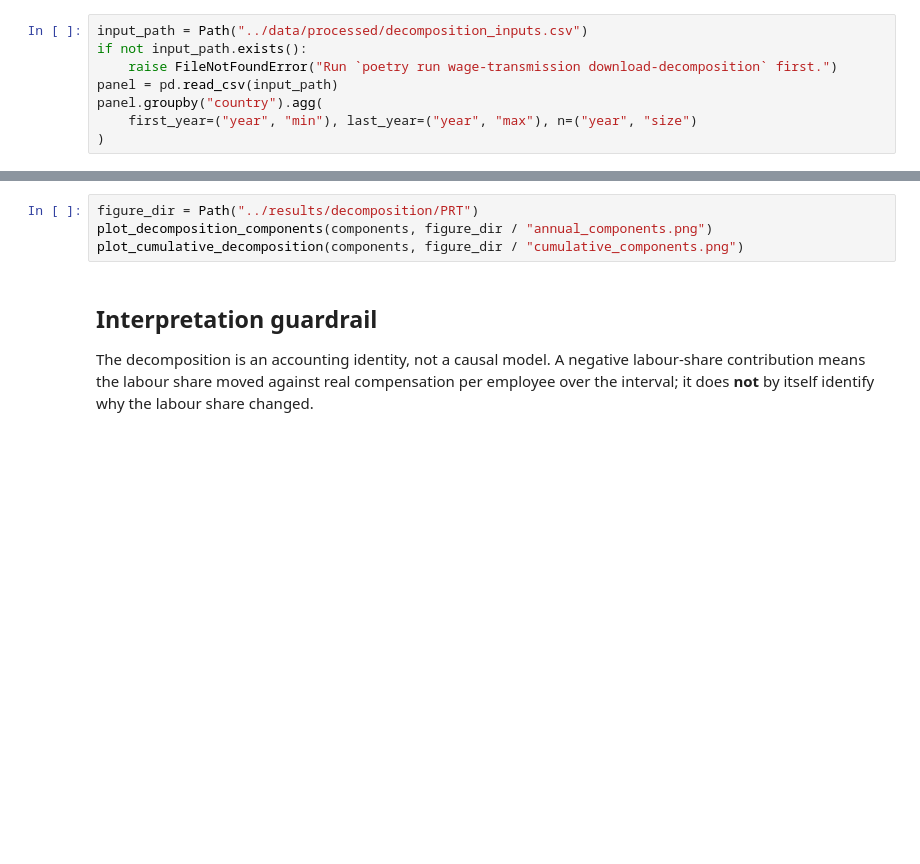
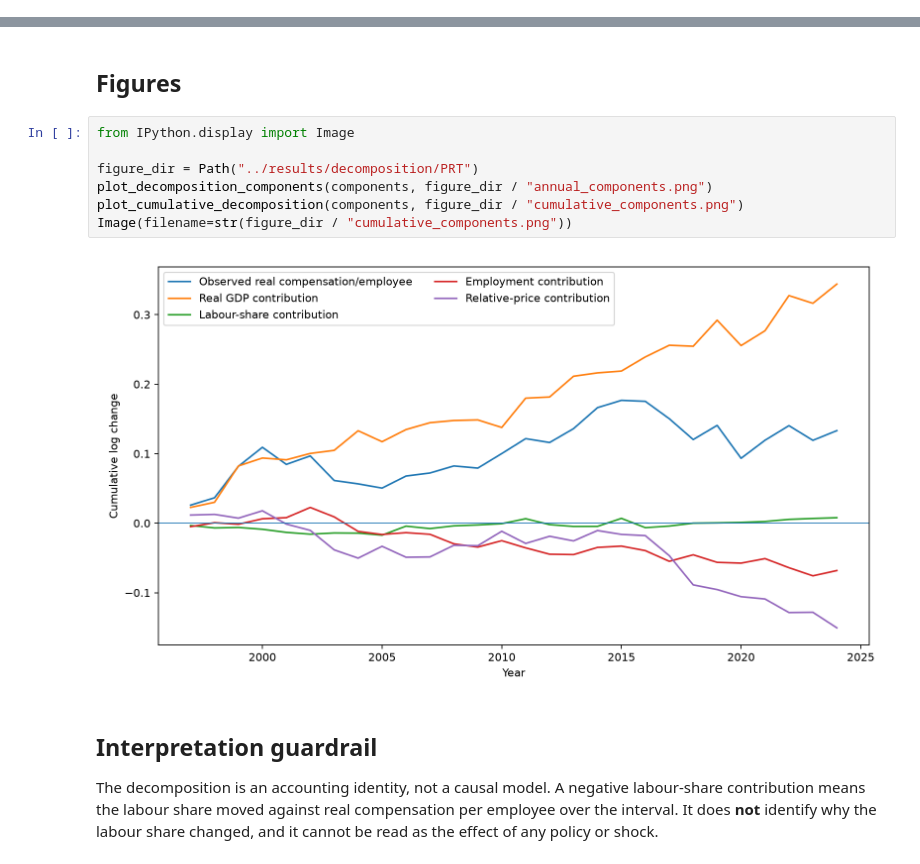
Before and after one commit to DiogoRibeiro7/gdp-wage-transmission, a Jupyter notebook: notebooks/04_labour_share_decomposition.ipynb, the cells around one changed output, grey strips where cells are left out. Saved outputs shown, nothing was run; the diff lists cells and outputs as text; blank space fills up the shorter version.

```diff
--- a/notebooks/04_labour_share_decomposition.ipynb
+++ b/notebooks/04_labour_share_decomposition.ipynb
@@ -16,8 +11,0 @@ from wage_transmission.plots import plot_cumulative_decomposition, plot_decompos
-# %%
-input_path = Path("../data/processed/decomposition_inputs.csv")
-if not input_path.exists():
-    raise FileNotFoundError("Run `poetry run wage-transmission download-decomposition` first.")
-panel = pd.read_csv(input_path)
-panel.groupby("country").agg(
-    first_year=("year", "min"), last_year=("year", "max"), n=("year", "size")
-)
@@ -40,8 +109,18 @@ components[
+# %% [markdown]
+## Figures
 # %%
+from IPython.display import Image
+
 figure_dir = Path("../results/decomposition/PRT")
 plot_decomposition_components(components, figure_dir / "annual_components.png")
 plot_cumulative_decomposition(components, figure_dir / "cumulative_components.png")
+Image(filename=str(figure_dir / "cumulative_components.png"))
+# %% [output]
+[figure, added]
 # %% [markdown]
 ## Interpretation guardrail
 
-The decomposition is an accounting identity, not a causal model. A negative labour-share contribution means the labour share moved against real compensation per employee over the interval; it does **not** by itself identify why the labour share changed.
+The decomposition is an accounting identity, not a causal model. A negative
+labour-share contribution means the labour share moved against real compensation
+per employee over the interval. It does **not** identify why the labour share
+changed, and it cannot be read as the effect of any policy or shock.
```
Also changed, not shown: parts of 8 cells of this notebook, 10 other files.
